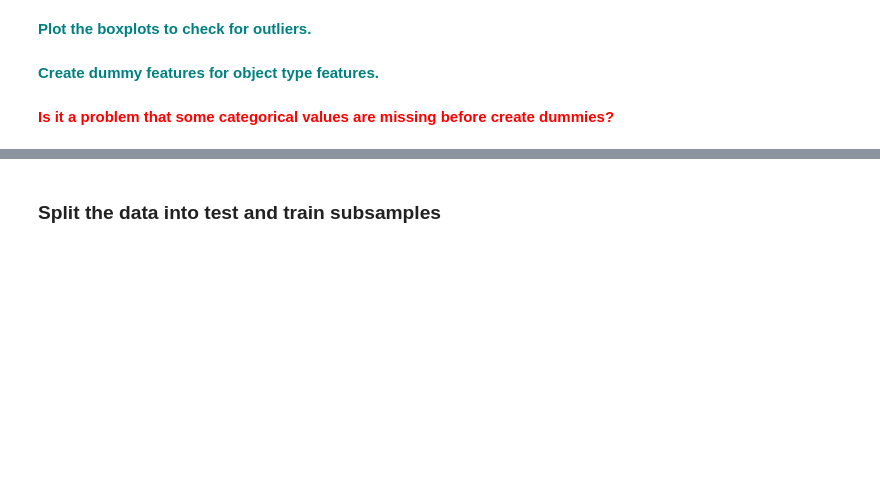
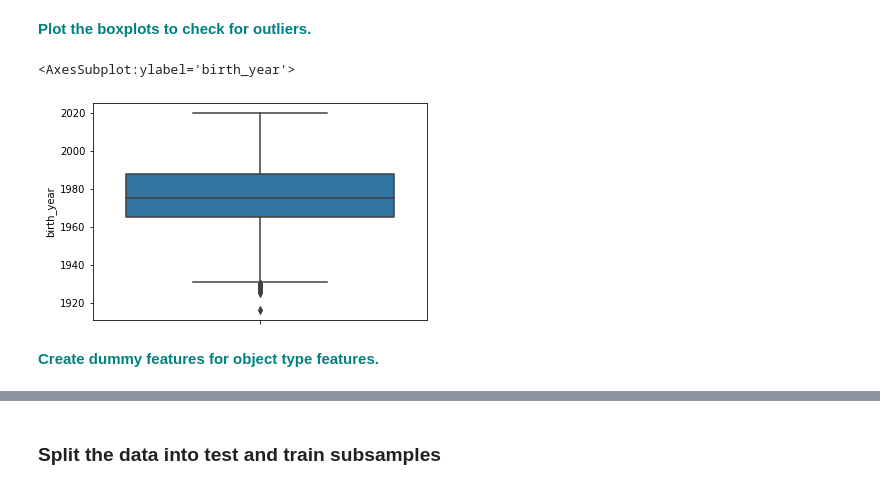
Before and after one commit to stonewatertx/Springboard_GitHub, a Jupyter notebook: Homework/14.4 RandomForest Covid Case Study/RandomForest_casestudy_covid19.ipynb, the cells around one changed output, grey strips where cells are left out. Drawn from its saved outputs; the diff is of its cells as text; code cells hidden in the pictures; blank space fills up the shorter version.

```diff
--- a/Homework/14.4 RandomForest Covid Case Study/RandomForest_casestudy_covid19.ipynb
+++ b/Homework/14.4 RandomForest Covid Case Study/RandomForest_casestudy_covid19.ipynb
@@ -320,10 +390,13 @@ sns.heatmap(df.corr())
 [figure]
 # %% [markdown]
 **<font color='teal'> Plot the boxplots to check for outliers. </font>**
+# %%
+sns.boxplot(y='birth_year',data=df)
+# %% [output]
+<AxesSubplot:ylabel='birth_year'>
+[figure, added]
 # %% [markdown]
 **<font color='teal'> Create dummy features for object type features. </font>**
-# %% [markdown]
- **<font color='red'> Is it a problem that some categorical values are missing before create dummies? </font>**
 # %%
 df.isnull().sum()
 # %% [output]
```
Also changed, not shown: parts of 49 cells of this notebook, 2 other files.
